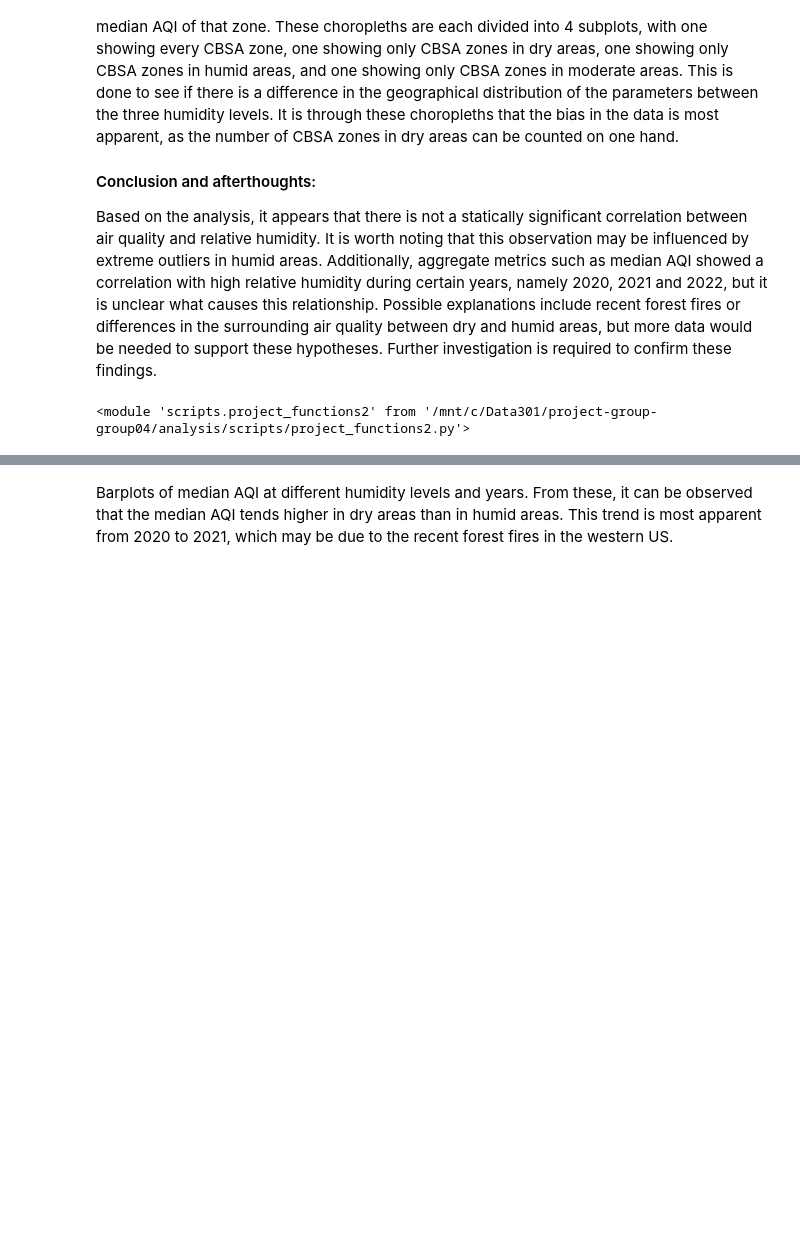
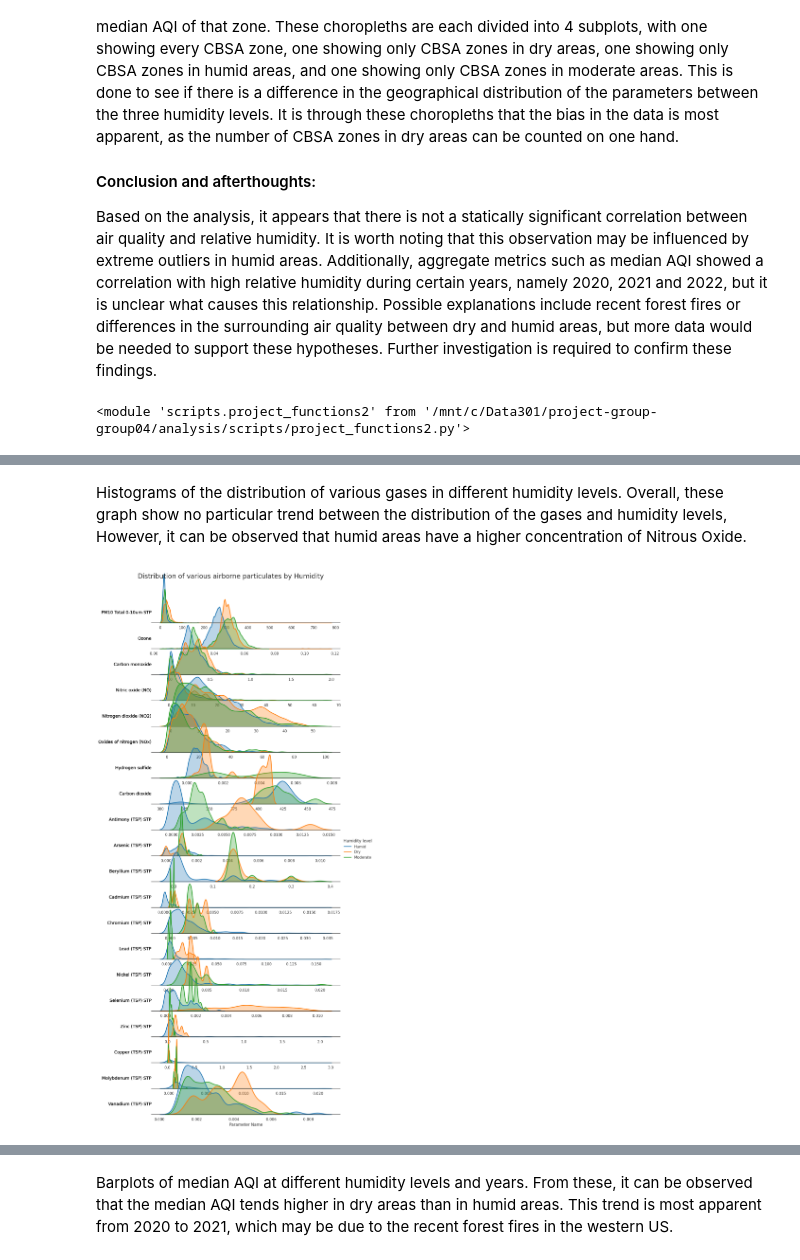
Before and after one commit to ubco-W2022T2-data301/project-group-group04, a Jupyter notebook: analysis/analysis2.ipynb, the cells around one changed output, grey strips where cells are left out. Cells and saved outputs as stored; diff of their text form; code cells hidden in the pictures; blank space fills up the shorter version.

```diff
--- a/analysis/analysis2.ipynb
+++ b/analysis/analysis2.ipynb
@@ -64,0 +89,58 @@ Right CRS: EPSG:4326
+# %% [markdown]
+Histograms of the distribution of various gases in different humidity levels. Overall, these graph show no particular trend between the distribution of the gases and humidity levels, However, it can be observed that humid areas have a higher concentration of Nitrous Oxide.
+# %%
+df = pf.wrangling(
+    parameter=[
+        "Ozone", "Carbon monoxide", "Carbon dioxide", "Hydrogen sulfide",
+        "SUlphur dioxide", "Nitrogen dioxide (NO2)", "Nitric oxide (NO)", "Oxides of nitrogen (NOx)",
+        "PM10 Total 0-10um STP",
+        "Antimony (TSP) STP",
+        "Arsenic (TSP) STP",
+        "Beryllium (TSP) STP",
+        "Boron (TSP) STP",
+        "Cadmium (TSP) STP",
+        "Chromium (TSP) STP",
+        "Copper (TSP) STP",
+        "Lead (TSP) STP",
+        "Molybdenum (TSP) STP",
+        "Nickel (TSP) STP",
+        "Selenium (TSP) STP",
+        "Sulfur dioxide (SO2) STP",
+        "Vanadium (TSP) STP",
+        "Zinc (TSP) STP",
+    ]
+)
+sns.set_theme(style="white", rc={"axes.facecolor": (0, 0, 0, 0)})
+plot = sns.FacetGrid(
+    df,
+    col="Parameter Name",
+    height=1.2,
+    aspect=9,
+    sharey=None,
+    col_wrap=1,
+    sharex=None,
+    hue="Dryness",
+    legend_out=True,
+    palette='tab10',
+)
+plot.map(sns.kdeplot, "Arithmetic Mean", clip_on=False, fill=True, bw_adjust=0.5, alpha=0.3, linewidth=1.5)
+plot.map(sns.kdeplot, "Arithmetic Mean", clip_on=False, lw=2, bw_adjust=0.5)
+plot.set_axis_labels("", "")
+plot.despine(left=True)
+
+
+def label(x, color, label):
+    ax = plt.gca()
+    ax.text(0, 0.2, x.iloc[0], color="black", fontsize=13, ha="right", va="center", transform=ax.transAxes)
+
+
+plot.map(label, "Parameter Name")
+plot.fig.subplots_adjust(hspace=-0.5)
+plot.set_titles("")
+plot.set(yticks=[])
+plot.add_legend(title="Humidity level")
+plot.fig.suptitle("Distribution of various airborne particulates by Humidity", fontsize=20)
+
+None
+# %% [output]
+[figure, added]
```
Also changed, not shown: parts of 26 cells of this notebook, 1 other file.
